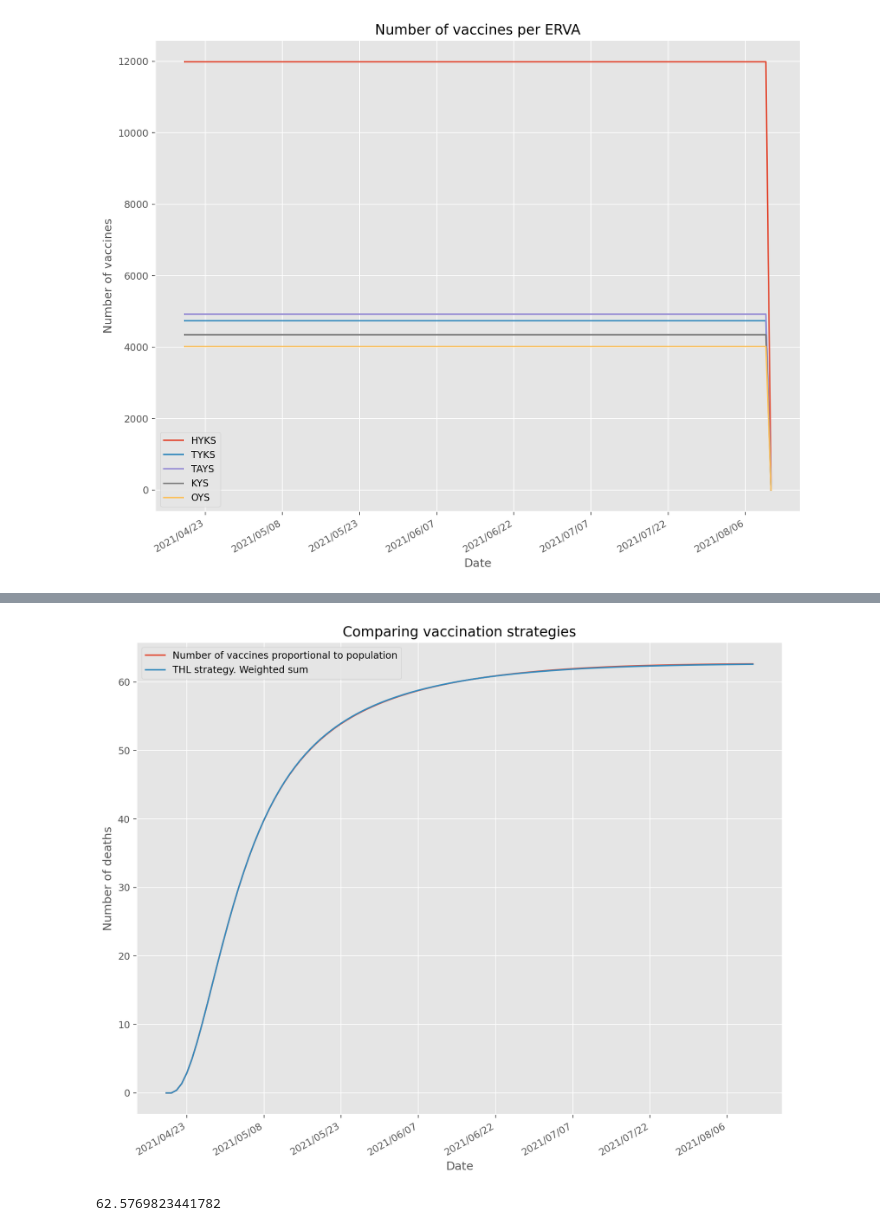
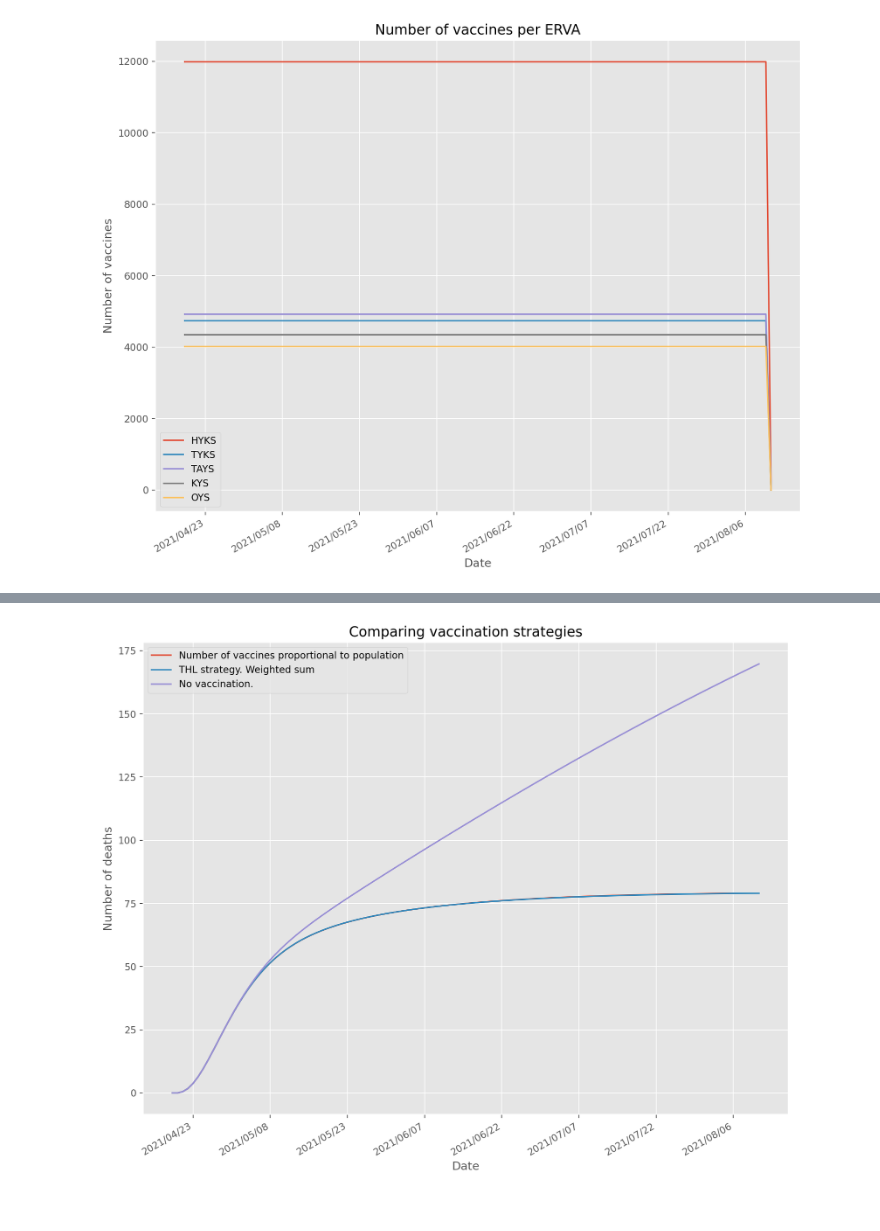
Before and after one commit to FINCoVID19/optimized_vaccination_finland, a Jupyter notebook: plot_forward_integration.ipynb, the cells around one changed output, grey strips where cells are left out. Drawn from its saved outputs; the diff is of its cells as text; code cells hidden in the pictures.

```diff
--- a/plot_forward_integration.ipynb
+++ b/plot_forward_integration.ipynb
@@ -15,11 +16,12 @@ mpl.rcParams['figure.dpi']= 175
 plt.style.use('ggplot')
 # %%
 erva_pop_file = 'stats/erva_population_age_2020.csv'
-number_age_groups = 8
+number_age_groups = 9
 num_ervas = 5
 N_p = num_ervas
 N_g = number_age_groups
 mob_av, beta_gh, pop_erva_hat, age_er, = get_model_parameters(number_age_groups, num_ervas, erva_pop_file)
+rho = construct_next_generation_matrix(beta_gh, pop_erva_hat, mob_av, age_er)
 
 # number of optimization variables
 N_f = (N_g-3)*N_p
@@ -211,0 +186,9 @@ fig.autofmt_xdate()
+# %%
+policy = 'no_vacc'
+
+_, _, _, _, _, D_g_no, u_g_no = forward_integration(u, mob_av, beta, beta_gh, T, pop_erva_hat, age_er, t0, policy)
+
+age_er_prop = age_er.T
+age_er_prop = age_er_prop[:, :, np.newaxis]
+D_g_no_plot = D_g_no*age_er_prop
+u_g_no_plot = u_g_no*age_er_prop
@@ -211,0 +215,8 @@ fig.autofmt_xdate()
+# %%
+fig, ax = plt.subplots(figsize=(12, 10))
+fig.gca().xaxis.set_major_formatter(mdates.DateFormatter('%Y/%m/%d'))
+fig.gca().xaxis.set_major_locator(mdates.DayLocator(interval=plot_interval))
+
+ax = plot_age_groups(ax=ax, D_g=D_g_no_plot, t0=t0, T=T, age_labels=age_labels, plot_subject='deaths')
+
+fig.autofmt_xdate()
@@ -212,22 +225,29 @@ fig.autofmt_xdate()
 # %%
-def plot_compare_strategies(ax, D_g, D_g_thl, t0, T):
+def plot_compare_strategies(ax, D_g, D_g_thl, D_g_no_plot, t0, T):
     begin = datetime.datetime.strptime(t0, '%Y-%m-%d')
 
     num_ages, num_ervas, days = D_g.shape
     assert num_ages == len(age_labels)
 
     x = [begin + datetime.timedelta(days=day) for day in range(T)]
+
     deaths = D_g.sum(axis=1)
     deaths = deaths.sum(axis=0)
+
     deaths_thl = D_g_thl.sum(axis=1)
     deaths_thl = deaths_thl.sum(axis=0)
+
+    deaths_no = D_g_no_plot.sum(axis=1)
+    deaths_no = deaths_no.sum(axis=0)
+
     assert deaths.shape == deaths_thl.shape
+    assert deaths.shape == deaths_no.shape
     assert deaths.shape[0] == T
 
-#     ax.plot(x, deaths, label='Number of vaccines proportional to population')
-#     ax.plot(x, deaths_thl, label='THL strategy. Weighted sum')
-    ax.plot(x, deaths, label='R=0.9')
-    ax.plot(x, deaths_thl, label='R=1.1')
+    ax.plot(x, deaths, label='Number of vaccines proportional to population')
+    ax.plot(x, deaths_thl, label='THL strategy. Weighted sum')
+    ax.plot(x, deaths_no, label='No vaccination.')
+
 
     ax.set_xlabel('Date')
     ax.set_ylabel('Number of deaths')
@@ -239,14 +259,10 @@ def plot_compare_strategies(ax, D_g, D_g_thl, t0, T):
 # %%
 fig, ax = plt.subplots(figsize=(12, 10))
 fig.gca().xaxis.set_major_formatter(mdates.DateFormatter('%Y/%m/%d'))
 fig.gca().xaxis.set_major_locator(mdates.DayLocator(interval=plot_interval))
 
-ax = plot_compare_strategies(ax=ax, D_g=D_g_plot, D_g_thl=D_g_thl_plot, t0=t0, T=T)
+ax = plot_compare_strategies(ax=ax, D_g=D_g_plot, D_g_thl=D_g_thl_plot, D_g_no_plot=D_g_no_plot, t0=t0, T=T)
 
 fig.autofmt_xdate()
 # %% [output]
-[figure, old version]
+[figure, new version]
-# %%
-np.sum(D_g_thl_plot[:, :, -1])
-# %% [output]
-62.5769823441782
```
Also changed, not shown: parts of 25 cells of this notebook, 2 other files.
